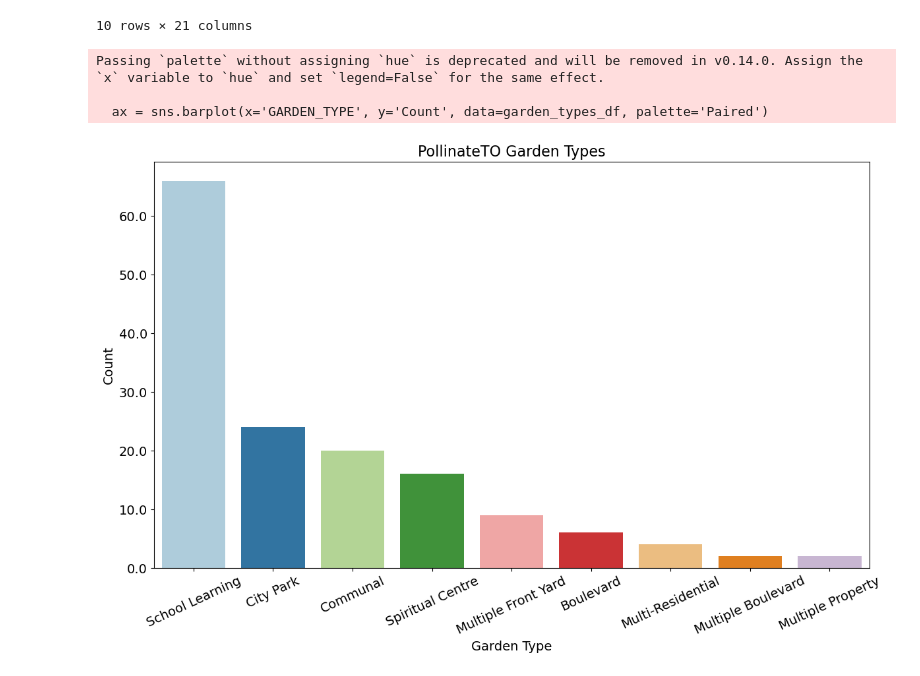
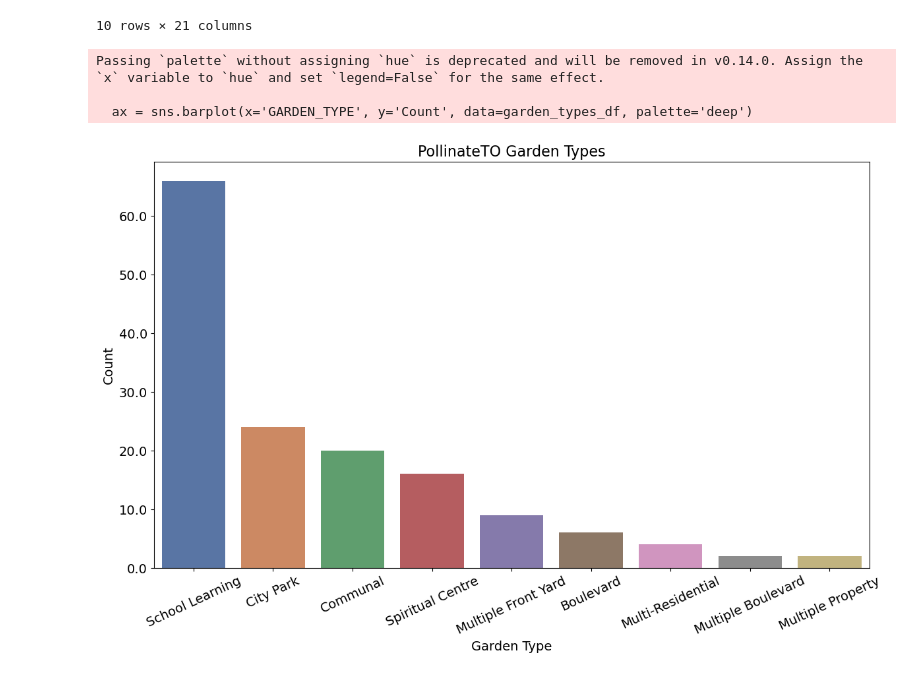
Before and after one commit to minibaconbaby/Data-Hustlers, a Jupyter notebook: PollinateTO.ipynb, the cells around one changed output. Drawn from its saved outputs; the diff is of its cells as text; code cells hidden in the pictures.

```diff
--- a/PollinateTO.ipynb
+++ b/PollinateTO.ipynb
@@ -360,33 +356,33 @@ neighbourhoods_df_pivoted.head(10)
 # %%
 # Get the value counts for the 'Category' column
 garden_types = pollinateto_data['GARDEN_TYPE'].value_counts()
 
 # Convert the value counts to a DataFrame for plotting
 garden_types_df = garden_types.reset_index()
 garden_types_df.columns = ['GARDEN_TYPE', 'Count']
 garden_types_df['GARDEN_TYPE'] = garden_types_df['GARDEN_TYPE'].str.replace(r'gardens?', '', case=False, regex=True).str.strip()
 
 # Create the bar chart using Seaborn
 plt.figure(figsize=(14, 8))
-ax = sns.barplot(x='GARDEN_TYPE', y='Count', data=garden_types_df, palette='Paired')
+ax = sns.barplot(x='GARDEN_TYPE', y='Count', data=garden_types_df, palette='deep')
 
 # Add labels and title
 plt.title('PollinateTO Garden Types', fontsize=16)  # Adjust title size
 plt.xlabel('Garden Type', fontsize=14)  # Adjust x-axis label size
 plt.ylabel('Count', fontsize=14)
 plt.xticks(rotation=25)
 
 ax.set_xticklabels(ax.get_xticklabels(), fontsize=14)  # Change x-axis label size
 ax.set_yticklabels(ax.get_yticks(), fontsize=14)  # Change y-axis label size
 
 
 # Show the plot
 plt.show()
 # %% [output]
 Passing `palette` without assigning `hue` is deprecated and will be removed in v0.14.0. Assign the `x` variable to `hue` and set `legend=False` for the same effect.
 
-  ax = sns.barplot(x='GARDEN_TYPE', y='Count', data=garden_types_df, palette='Paired')
+  ax = sns.barplot(x='GARDEN_TYPE', y='Count', data=garden_types_df, palette='deep')
-[figure, old version]
+[figure, new version]
 # %%
 # Convert to GeoDataFrame
 pollinateto_data = gpd.GeoDataFrame(pollinateto_data, geometry='geometry', crs="EPSG:4326")
```
Also changed, not shown: parts of 21 cells of this notebook.
